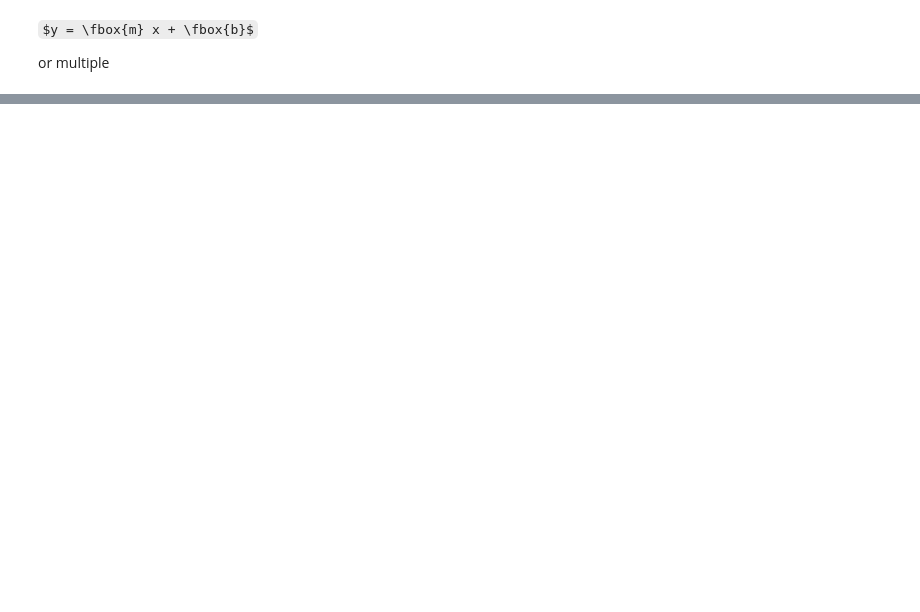
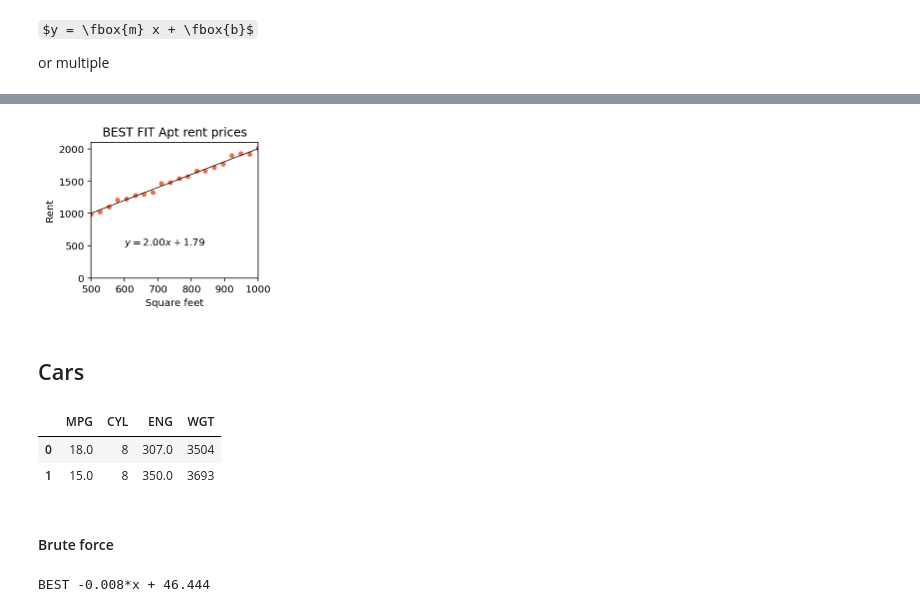
Before and after one commit to parrt/fundamentals-of-deep-learning, a Jupyter notebook: notebooks/playground.ipynb, the cells around one changed output, grey strips where cells are left out. Cells and saved outputs as stored; diff of their text form; code cells hidden in the pictures; some formulas as TeX source; blank space fills up the shorter version.

```diff
--- a/notebooks/playground.ipynb
+++ b/notebooks/playground.ipynb
@@ -65,0 +136,7 @@ for m in np.linspace(0,3,num=10):
+# %%
+n = 20
+df = pd.DataFrame()
+df['x'] = np.linspace(500,1000,num=n)
+noise = (np.random.random(size=n)-0.5)*100 # zero-centered noise
+df['y'] = 2 * df.x + 5 + noise
+df.head(10)
@@ -65,0 +200,41 @@ for m in np.linspace(0,3,num=10):
+# %%
+fig, ax = plt.subplots(figsize=(3,2.5))
+
+ax.scatter(df.x, df.y, s=15, color='#F46C43')
+ax.plot(df.x, m * df.x + b, lw=.75, color='black')
+ax.text(600,500, f"$y = {m:.2f}x + {b:.2f}$")
+ax.set_xlim(500,1000)
+ax.set_ylim(0,2100)
+ax.set_xlabel("Square feet")
+ax.set_ylabel("Rent")
+plt.title("BEST FIT Apt rent prices")
+
+plt.show()
+# %% [output]
+[figure, added]
+# %% [markdown]
+## Cars
+# %%
+df_cars = pd.read_csv("../data/cars.csv")
+df_cars.head(2)
+# %% [output]
+|  | MPG | CYL | ENG | WGT |
+| 0 | 18.0 | 8 | 307.0 | 3504 |
+| 1 | 15.0 | 8 | 350.0 | 3693 |
+# %% [markdown]
+#### Brute force
+# %%
+# brute force model parameter space search (m,b)
+best = (1e100,0,0)
+for m in np.linspace(-0.005,-.01,num=100):
+    for b in np.linspace(42,47,num=10):
+        y = m * df_cars.WGT + b
+        mse = np.mean((y - df_cars.MPG)**2)
+        if mse < best[0]:
+            best = (mse,m,b)
+#         print(f"{m:4.3f},{b:4.3f} => MSE {mse:.1f}")
+m = best[1]
+b = best[2]
+print(f"BEST {m:.3f}*x + {b:.3f}")
+# %% [output]
+BEST -0.008*x + 46.444
```
Also changed, not shown: parts of 25 cells of this notebook, 4 other files.
